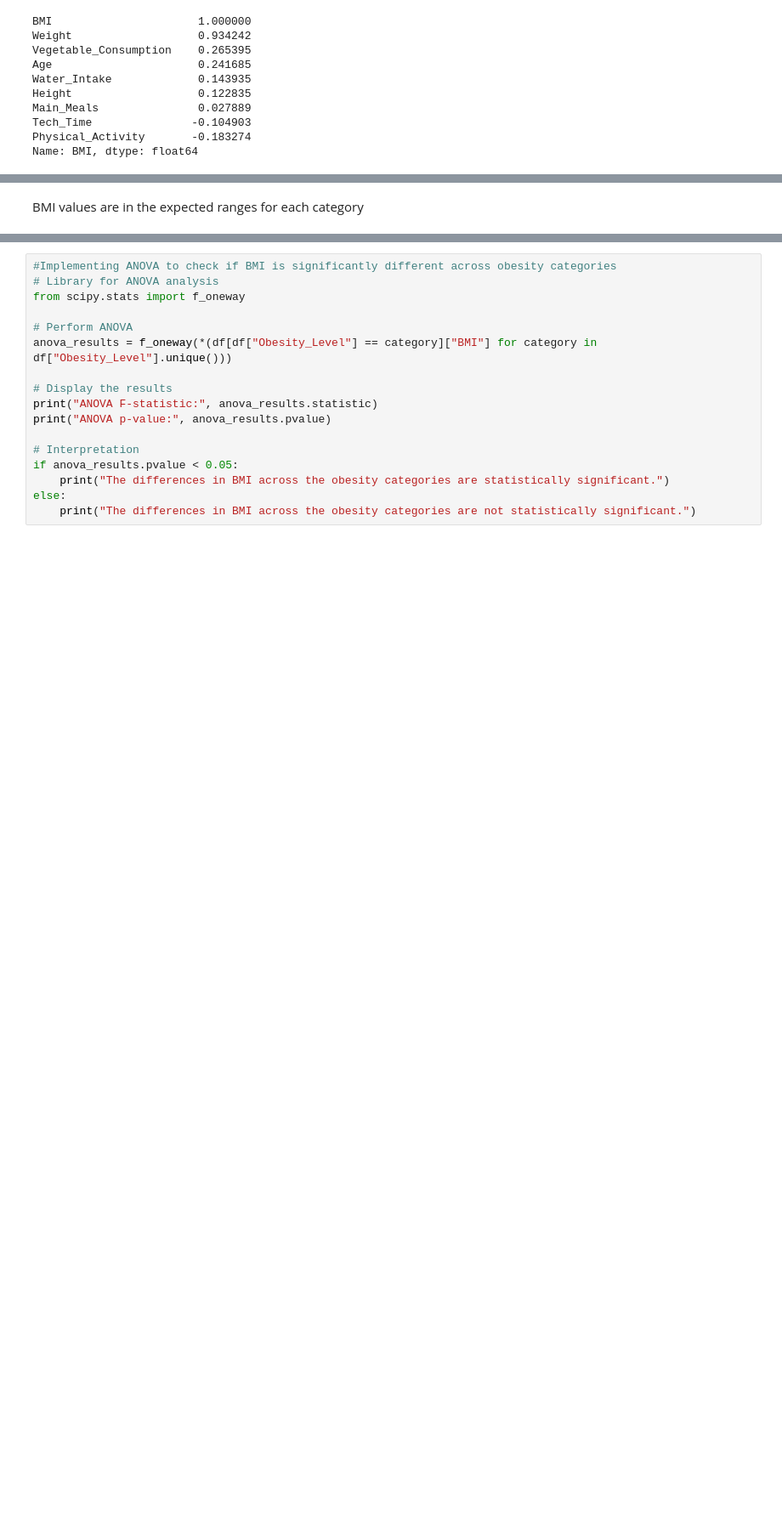
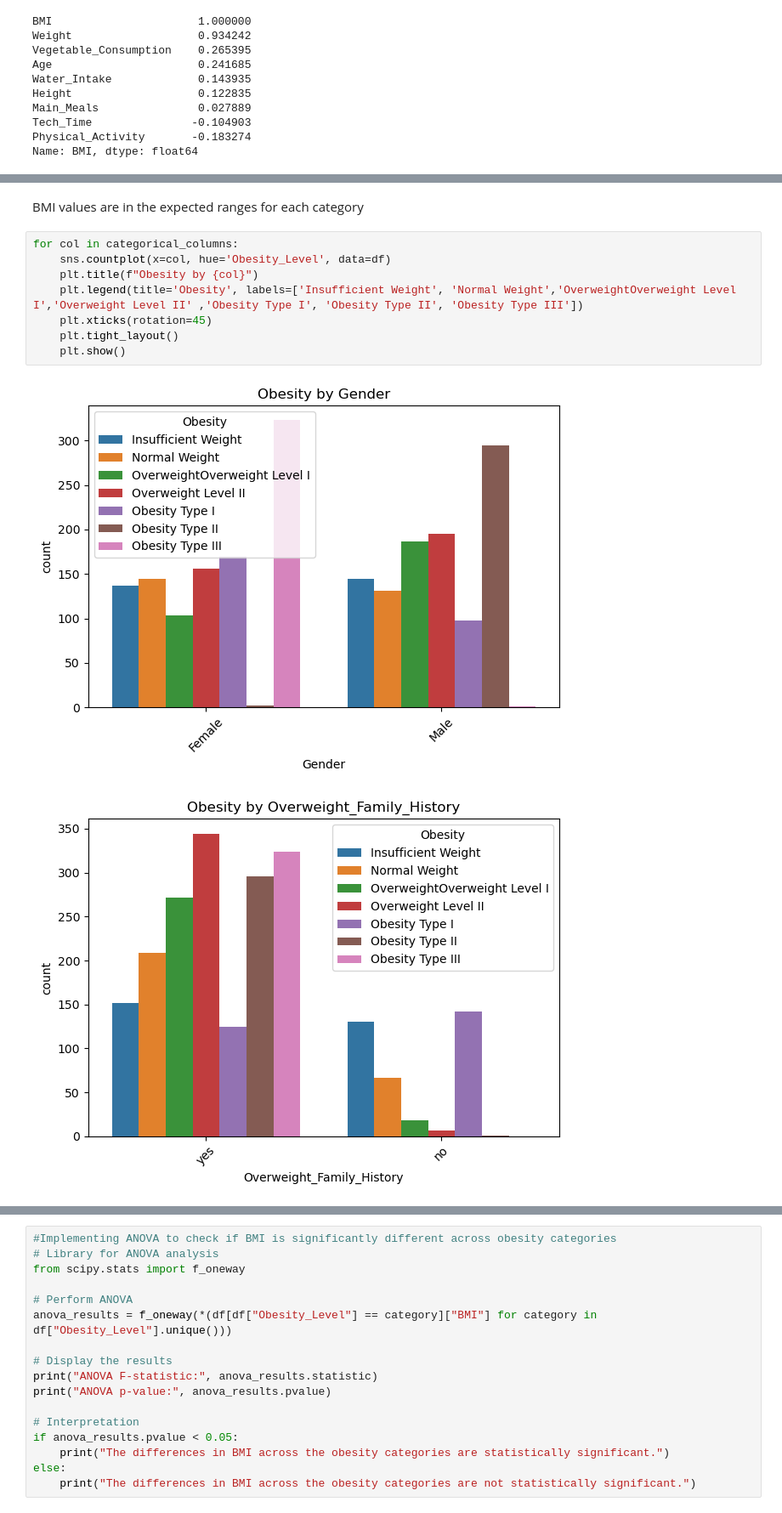
Before and after one commit to Ahmed-Madeh-Noah/Obesity-Level-Prediction, a Jupyter notebook: EDA.ipynb, the cells around one changed output, grey strips where cells are left out. Shown at 85% size. Drawn from its saved outputs; the diff is of its cells as text; blank space fills up the shorter version.

```diff
--- a/EDA.ipynb
+++ b/EDA.ipynb
@@ -166,2 +167,13 @@ Passing `palette` without assigning `hue` is deprecated and will be removed in v
-# %% [markdown]
-BMI values are in the expected ranges for each category
+# %% [markdown]
+BMI values are in the expected ranges for each category
+# %%
+for col in categorical_columns:
+    sns.countplot(x=col, hue='Obesity_Level', data=df)
+    plt.title(f"Obesity by {col}")
+    plt.legend(title='Obesity', labels=['Insufficient Weight', 'Normal Weight','OverweightOverweight Level I','Overweight Level II' ,'Obesity Type I', 'Obesity Type II', 'Obesity Type III'])
+    plt.xticks(rotation=45)
+    plt.tight_layout()
+    plt.show()
+# %% [output]
+[figure, added]
+[figure, added]
```
Also changed, not shown: parts of 18 cells of this notebook.
